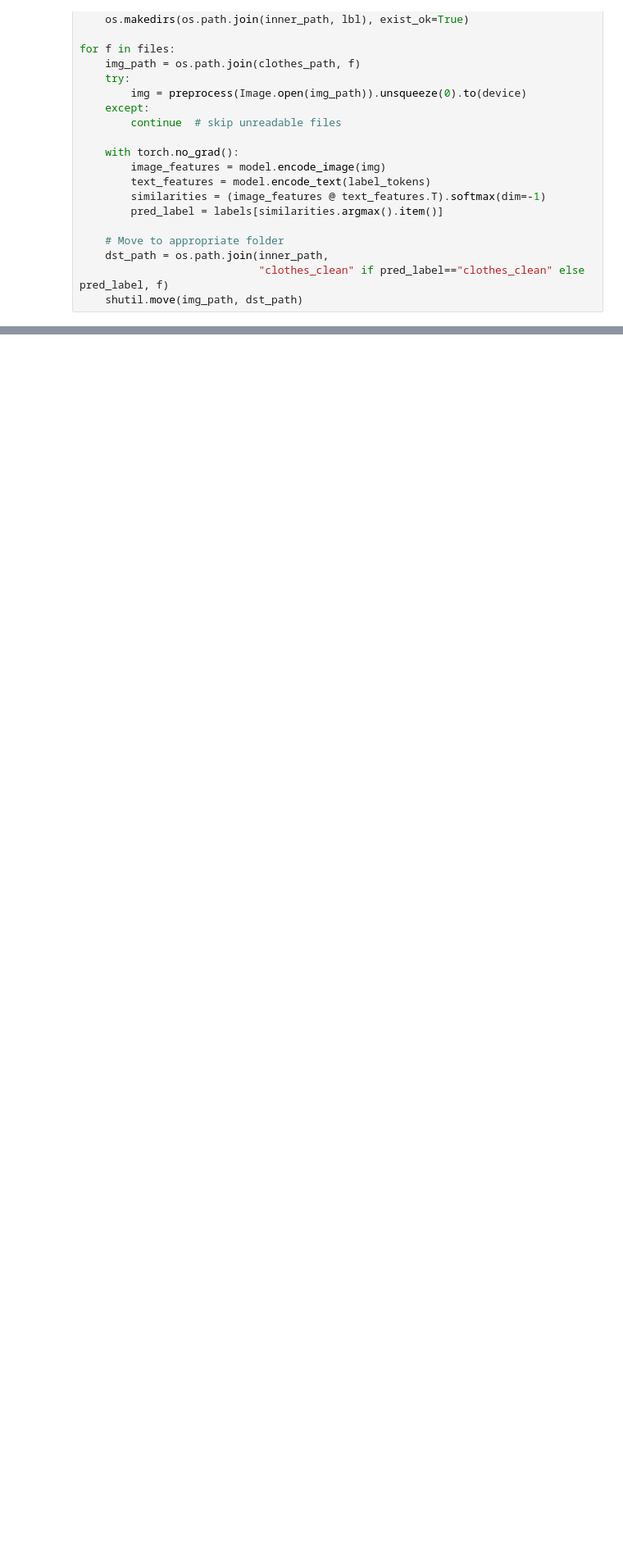
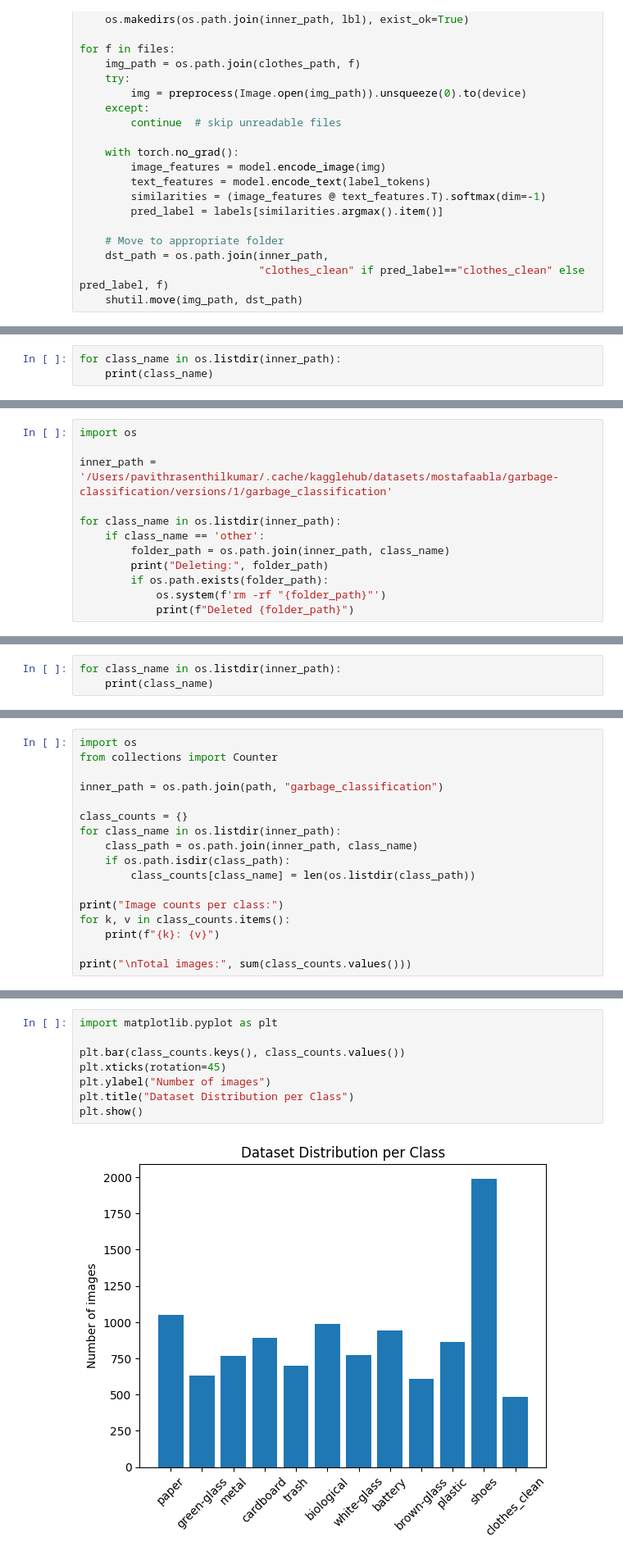
Before and after one commit to pavi2803/TrashClassification_Transfer_learning, a Jupyter notebook: research/data_ingestion_prep.ipynb, the cells around one changed output, grey strips where cells are left out. Shown at 82% size. Drawn from its saved outputs; the diff is of its cells as text; blank space fills up the shorter version.

```diff
--- a/research/data_ingestion_prep.ipynb
+++ b/research/data_ingestion_prep.ipynb
@@ -255,0 +308,3 @@ plt.show()
+# %%
+for class_name in os.listdir(inner_path):
+    print(class_name)
@@ -255,0 +325,12 @@ plt.show()
+# %%
+import os
+
+inner_path = '/Users/pavithrasenthilkumar/.cache/kagglehub/datasets/mostafaabla/garbage-classification/versions/1/garbage_classification'
+
+for class_name in os.listdir(inner_path):
+    if class_name == 'other':
+        folder_path = os.path.join(inner_path, class_name)
+        print("Deleting:", folder_path)
+        if os.path.exists(folder_path):
+            os.system(f'rm -rf "{folder_path}"')
+            print(f"Deleted {folder_path}")
@@ -255,0 +340,3 @@ plt.show()
+# %%
+for class_name in os.listdir(inner_path):
+    print(class_name)
@@ -255,0 +356,17 @@ plt.show()
+# %%
+import os
+from collections import Counter
+
+inner_path = os.path.join(path, "garbage_classification")
+
+class_counts = {}
+for class_name in os.listdir(inner_path):
+    class_path = os.path.join(inner_path, class_name)
+    if os.path.isdir(class_path):
+        class_counts[class_name] = len(os.listdir(class_path))
+
+print("Image counts per class:")
+for k, v in class_counts.items():
+    print(f"{k}: {v}")
+
+print("\nTotal images:", sum(class_counts.values()))
@@ -255,0 +389,10 @@ plt.show()
+# %%
+import matplotlib.pyplot as plt
+
+plt.bar(class_counts.keys(), class_counts.values())
+plt.xticks(rotation=45)
+plt.ylabel("Number of images")
+plt.title("Dataset Distribution per Class")
+plt.show()
+# %% [output]
+[figure, added]
```
Also changed, not shown: parts of 28 cells of this notebook, 2 other files.
